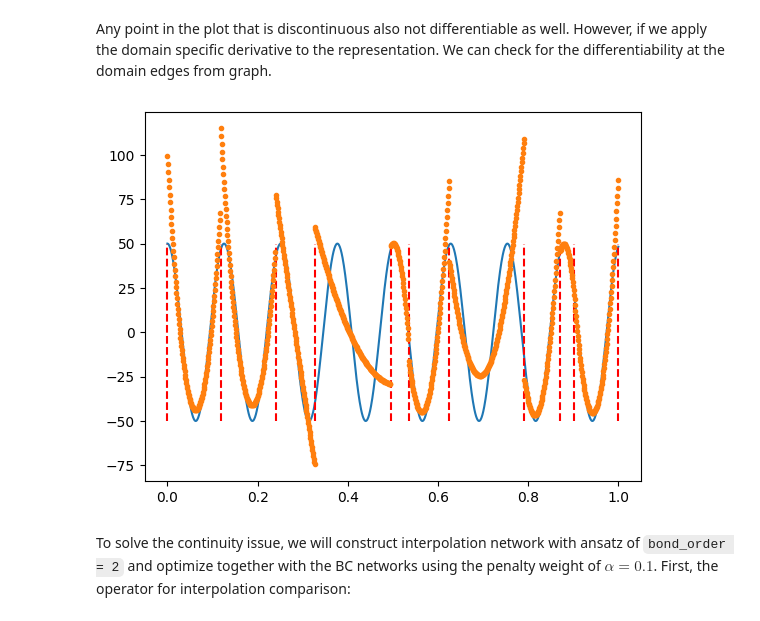
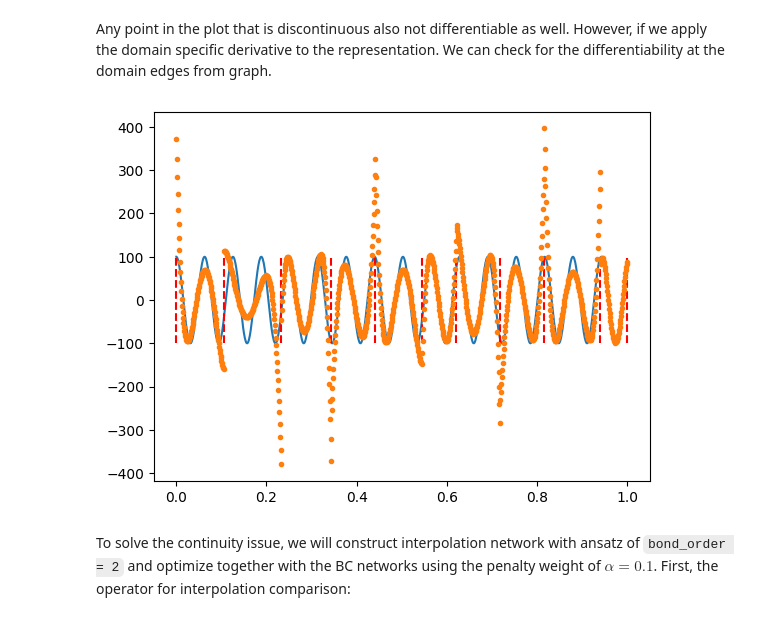
Before and after one commit to c-earth/TNPDE, a Jupyter notebook: demo.ipynb, the cells around one changed output. Drawn from its saved outputs; the diff is of its cells as text; code cells hidden in the pictures.

```diff
--- a/demo.ipynb
+++ b/demo.ipynb
@@ -54,7 +54,7 @@ d = 1
 n_internal_points = 9
 
 points = np.linspace(0, 1, n_internal_points + 2)
-perturbation = 0.1 * np.random.random(n_internal_points + 2)
+perturbation = 0.05 * np.random.random(n_internal_points + 2)
 perturbation[0] = 0
 perturbation[-1] = 0
 points += perturbation
@@ -72,7 +72,7 @@ For this demo, we will use Lagrange polynomial basis. The following code show ho
 # %%
 from utils.finite_element import LagrangeBasis
 
-domain_rank = 3
+domain_rank = 5
 basis = LagrangeBasis(d, domain_rank)
 basis.visualize()
 # %% [output]
@@ -235,5 +235,5 @@ To demonstrate the need for constraints, let's consider a more challenging funct
 # %%
-fun_challenge = lambda x: np.sin(50*x)
+fun_challenge = lambda x: np.sin(100*x)
 naive_rep_challenge = fe.fun2rep(fun_challenge)
 fun_rec_naive_challenge = fe.rep2fun(naive_rep_challenge)
 
@@ -251,19 +251,19 @@ Depending on the triangulation of the domain, we should see some discontinuity w
 # %% [markdown]
 Any point in the plot that is discontinuous also not differentiable as well. However, if we apply the domain specific derivative to the representation. We can check for the differentiability at the domain edges from graph.
 # %%
-fun_prime_challenge = lambda x: 50*np.cos(50*x)
+fun_prime_challenge = lambda x: 100*np.cos(100*x)
 naive_rep_prime_challenge = fe.all_diff(naive_rep_challenge, dim = 0)
 fun_prime_rec_naive_challenge = fe.rep2fun(naive_rep_prime_challenge)
 
 x = np.linspace(0, 1, 1000)
 
 plt.figure()
 plt.plot(x, fun_prime_challenge(x))
-plt.vlines(triangulation.points, ymin = -50, ymax = 50, colors = 'r', linestyles = '--')
+plt.vlines(triangulation.points, ymin = -100, ymax = 100, colors = 'r', linestyles = '--')
 plt.plot(x, fun_prime_rec_naive_challenge(x), '.')
 plt.show()
 # %% [output]
-[figure, old version]
+[figure, new version]
 # %% [markdown]
 To solve the continuity issue, we will construct interpolation network with ansatz of `bond_order = 2` and optimize together with the BC networks using the penalty weight of $\alpha=0.1$. First, the operator for interpolation comparison:
 # %%
```
Also changed, not shown: parts of 20 cells of this notebook, 3 other files.
